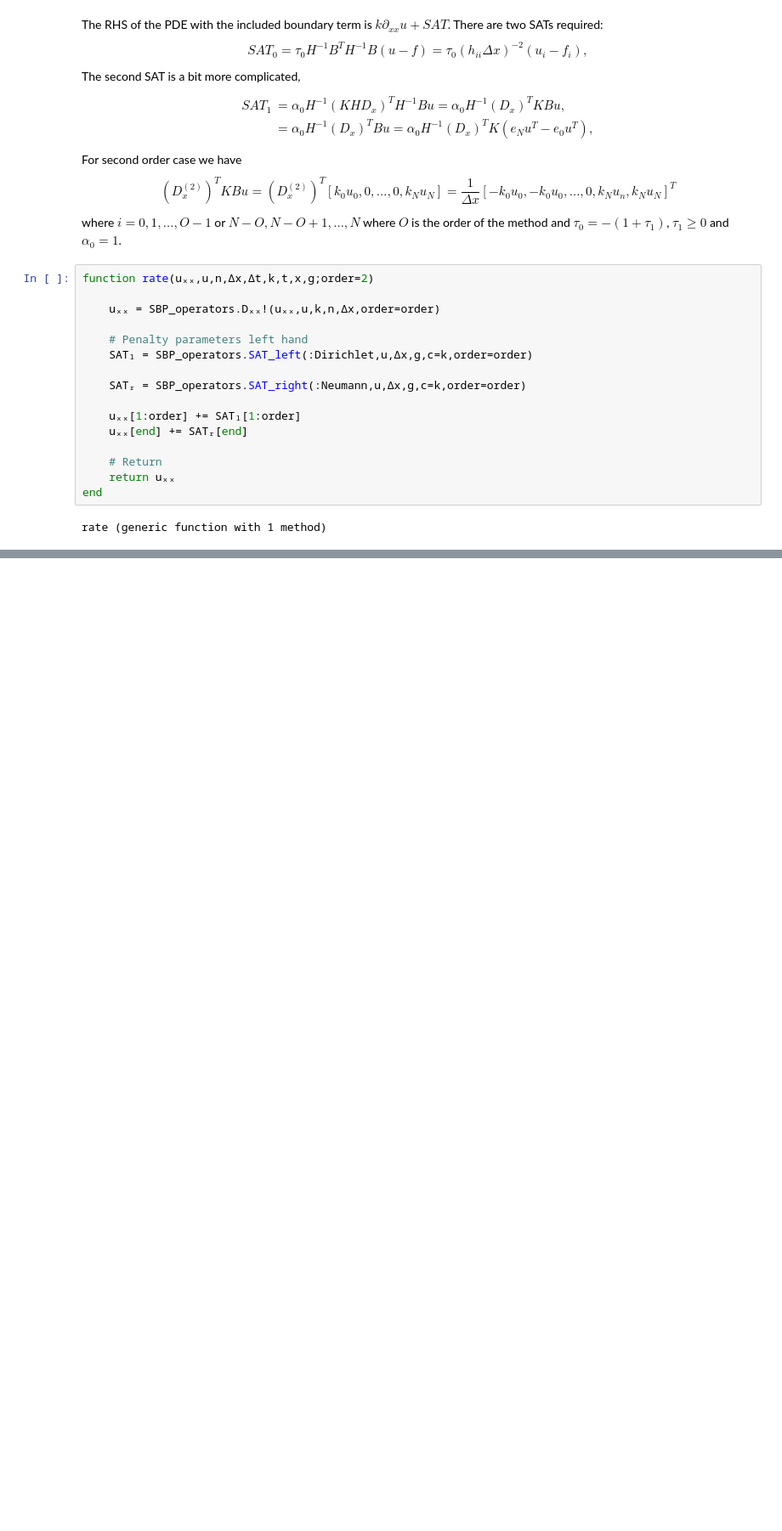
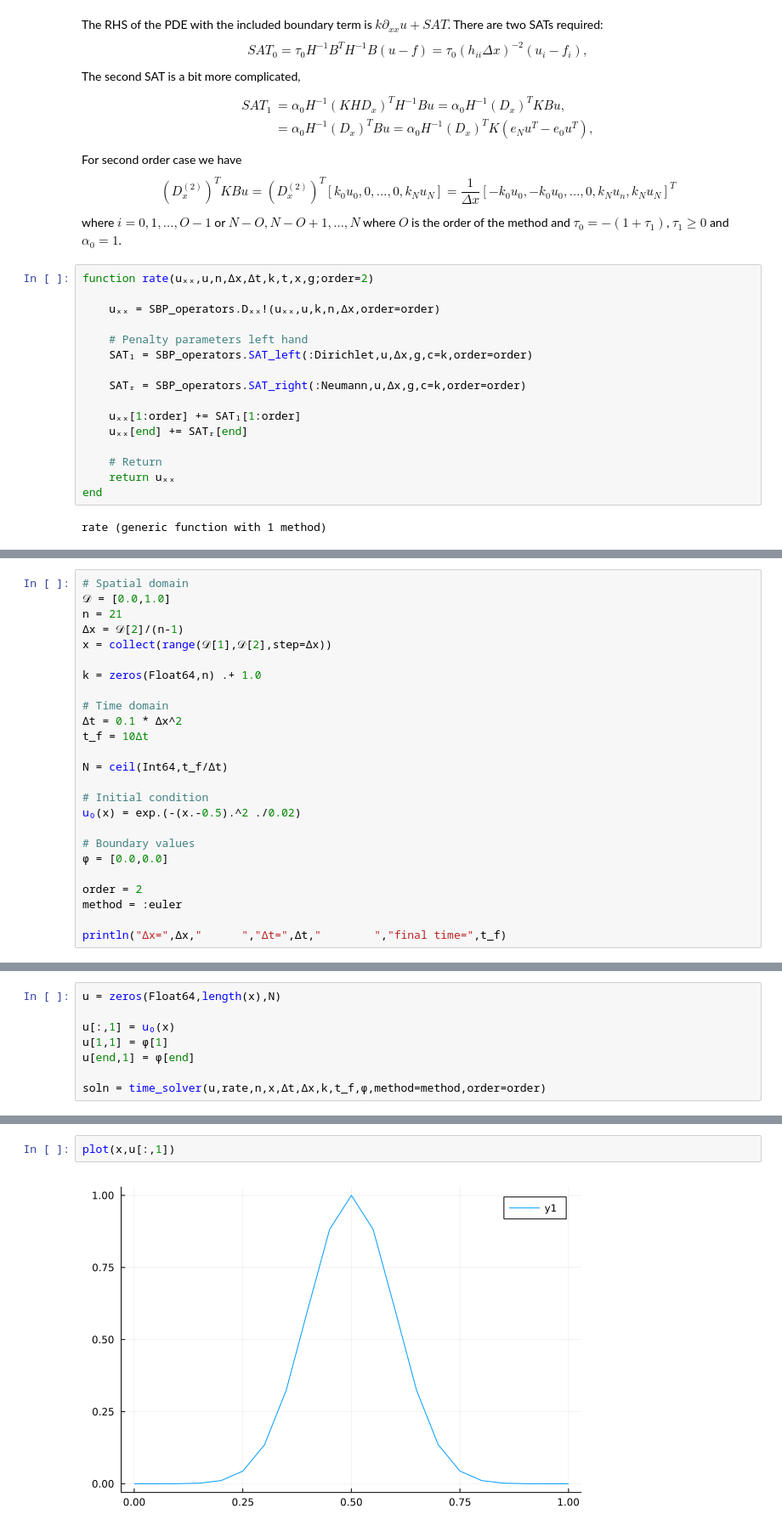
Before and after one commit to Spiffmeister/FaADE.jl, a Jupyter notebook: notebooks/ADE.ipynb, the cells around one changed output, grey strips where cells are left out. Shown at 85% size. Drawn from its saved outputs; the diff is of its cells as text; blank space fills up the shorter version.

```diff
--- a/notebooks/ADE.ipynb
+++ b/notebooks/ADE.ipynb
@@ -346,0 +395,25 @@ Plots.AnimatedGif("z:\\Git-stuff\\SBP_operators\\yes.gif")
+# %%
+# Spatial domain
+𝒟 = [0.0,1.0]
+n = 21
+Δx = 𝒟[2]/(n-1)
+x = collect(range(𝒟[1],𝒟[2],step=Δx))
+
+k = zeros(Float64,n) .+ 1.0
+
+# Time domain
+Δt = 0.1 * Δx^2
+t_f = 10Δt
+
+N = ceil(Int64,t_f/Δt)
+
+# Initial condition
+u₀(x) = exp.(-(x.-0.5).^2 ./0.02)
+
+# Boundary values
+ϕ = [0.0,0.0]
+
+order = 2
+method = :euler
+
+println("Δx=",Δx,"      ","Δt=",Δt,"        ","final time=",t_f)
@@ -346,0 +422,8 @@ Plots.AnimatedGif("z:\\Git-stuff\\SBP_operators\\yes.gif")
+# %%
+u = zeros(Float64,length(x),N)
+
+u[:,1] = u₀(x)
+u[1,1] = ϕ[1]
+u[end,1] = ϕ[end]
+
+soln = time_solver(u,rate,n,x,Δt,Δx,k,t_f,ϕ,method=method,order=order)
@@ -346,0 +442,4 @@ Plots.AnimatedGif("z:\\Git-stuff\\SBP_operators\\yes.gif")
+# %%
+plot(x,u[:,1])
+# %% [output]
+[figure, added]
```
Also changed, not shown: parts of 20 cells of this notebook, 2 other files.
